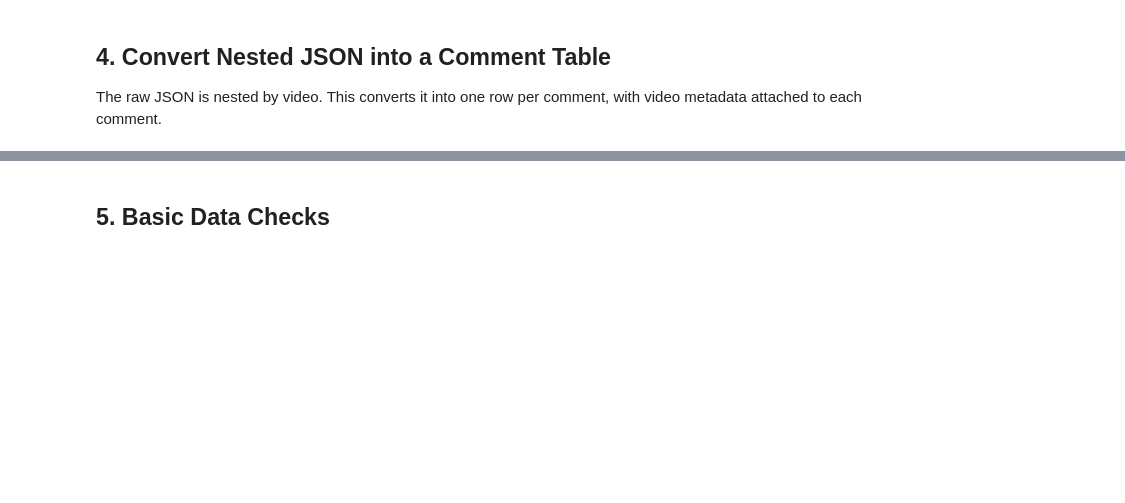
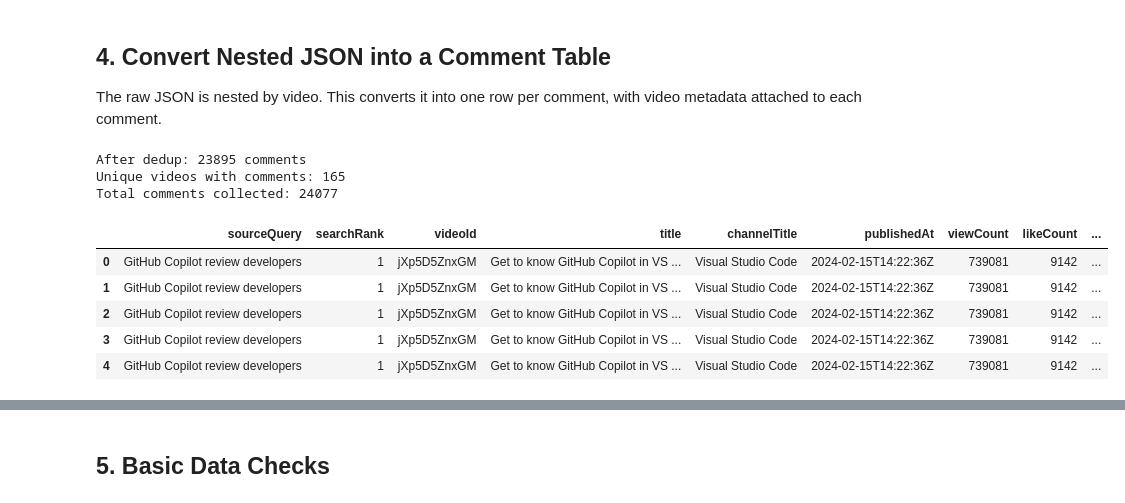
Before and after one commit to GayathWK/social-media-2, a Jupyter notebook: notebooks/youtube_collection_cleaning.ipynb, the cells around one changed output, grey strips where cells are left out. Drawn from its saved outputs; the diff is of its cells as text; code cells hidden in the pictures; blank space fills up the shorter version.

```diff
--- a/notebooks/youtube_collection_cleaning.ipynb
+++ b/notebooks/youtube_collection_cleaning.ipynb
@@ -210,30 +297,44 @@ for json_file in sorted(RAW_DIR.glob("youtube_ai_coding_*.json")):
 
         if video.get("comments") and video_id not in seen_video_ids:
             videos_parsed.append(video)
             seen_video_ids.add(video_id)
 
 video_comments = []
 for video in videos_parsed:
     for comment in video["comments"]:
         video_comments.append({
             "sourceQuery": video.get("sourceQuery"),
             "searchRank": video.get("searchRank"),
             "videoId": video["videoId"],
             "title": video["title"],
             "channelTitle": video["channelTitle"],
             "publishedAt": video["publishedAt"],
             "viewCount": video["viewCount"],
             "likeCount": video["likeCount"],
             "videoCommentCount": video.get("commentCount", 0),
             "commentAuthor": comment["author"],
             "commentText": comment["text"],
+            "commentType": comment.get("type", "top_level"),
+            "parentAuthor": comment.get("parentAuthor", None),
             "commentPublishedAt": comment["publishedAt"],
             "commentLikeCount": comment["likeCount"],
         })
 
 comments_df = pd.DataFrame(video_comments)
+comments_df = comments_df.drop_duplicates(subset=["videoId", "commentAuthor", "commentText"]).reset_index(drop=True)
+print(f"After dedup: {len(comments_df)} comments")
 comments_df.to_csv(PROCESSED_DIR / "YTCommentsRawFlattened.csv", index=False)
 
 print(f"Unique videos with comments: {len(videos_parsed)}")
 print(f"Total comments collected: {len(video_comments)}")
 comments_df.head()
+# %% [output]
+After dedup: 23895 comments
+Unique videos with comments: 165
+Total comments collected: 24077
+|  | sourceQuery | searchRank | videoId | title | channelTitle | publishedAt | viewCount | likeCount | ... |
+| 0 | GitHub Copilot review developers | 1 | jXp5D5ZnxGM | Get to know GitHub Copilot in VS ... | Visual Studio Code | 2024-02-15T14:22:36Z | 739081 | 9142 | ... |
+| 1 | GitHub Copilot review developers | 1 | jXp5D5ZnxGM | Get to know GitHub Copilot in VS ... | Visual Studio Code | 2024-02-15T14:22:36Z | 739081 | 9142 | ... |
+| 2 | GitHub Copilot review developers | 1 | jXp5D5ZnxGM | Get to know GitHub Copilot in VS ... | Visual Studio Code | 2024-02-15T14:22:36Z | 739081 | 9142 | ... |
+| 3 | GitHub Copilot review developers | 1 | jXp5D5ZnxGM | Get to know GitHub Copilot in VS ... | Visual Studio Code | 2024-02-15T14:22:36Z | 739081 | 9142 | ... |
+| 4 | GitHub Copilot review developers | 1 | jXp5D5ZnxGM | Get to know GitHub Copilot in VS ... | Visual Studio Code | 2024-02-15T14:22:36Z | 739081 | 9142 | ... |
```
Also changed, not shown: parts of 19 cells of this notebook, 5 other files.
